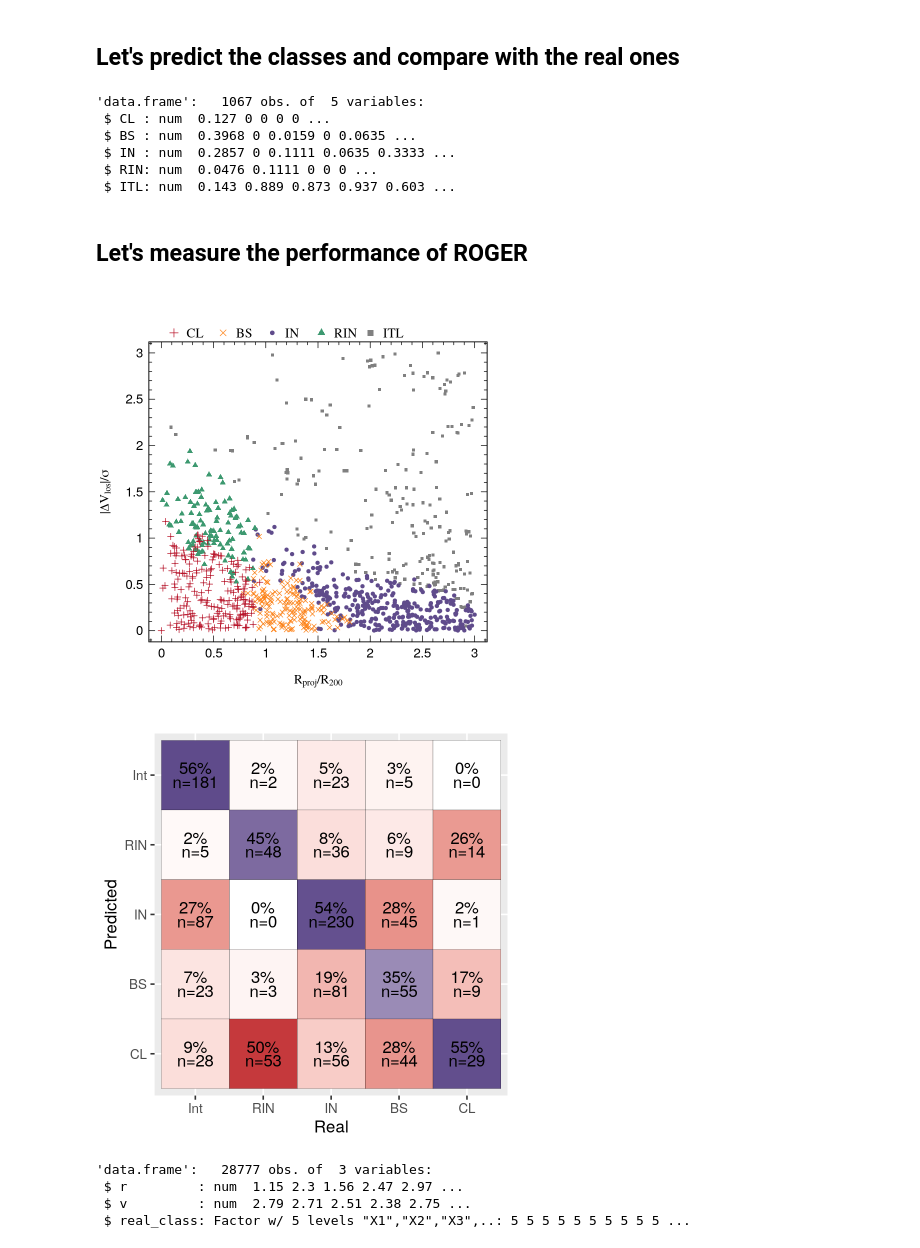
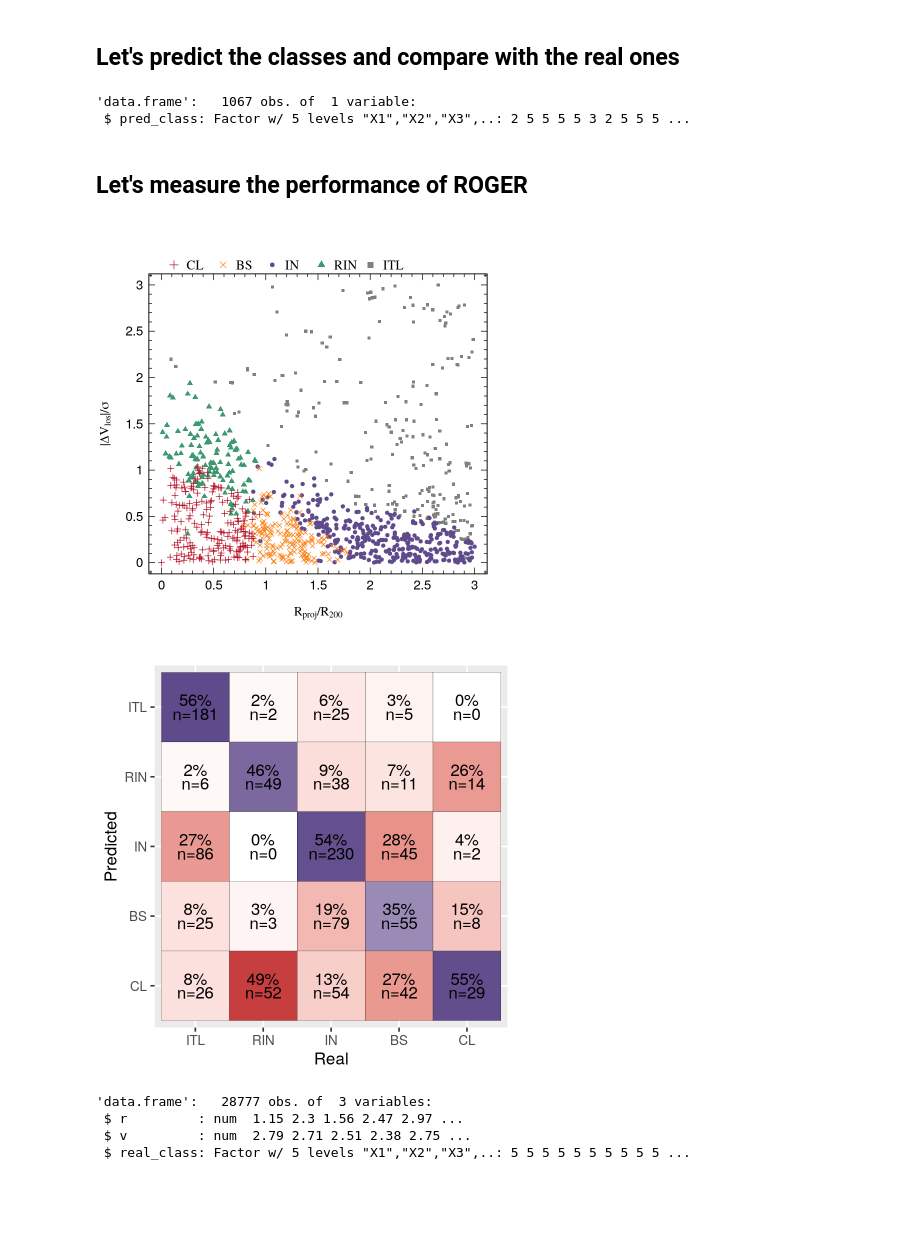
Before and after one commit to Martindelosrios/ROGER, a Jupyter notebook: Examples/Example 1 (Basic Usage).ipynb, the cells around one changed output. Drawn from its saved outputs; the diff is of its cells as text; code cells hidden in the pictures; blank space fills up the shorter version.

```diff
--- a/Examples/Example 1 (Basic Usage).ipynb
+++ b/Examples/Example 1 (Basic Usage).ipynb
@@ -99,28 +99,17 @@ real_class <- as.factor(testCluster$real_class)
 # %% [markdown]
 ## Let's predict the classes and compare with the real ones
 # %%
-pred_prob <- get_class(cat, model = knn, type = 'prob')
+pred_class <- get_class(cat, model = knn, type = 'class')
 # %%
 #Let's explore the structure of the output
 
-str(pred_prob)
+str(pred_class)
 # %% [output]
-'data.frame':   1067 obs. of  5 variables:
- $ CL : num  0.127 0 0 0 0 ...
- $ BS : num  0.3968 0 0.0159 0 0.0635 ...
- $ IN : num  0.2857 0 0.1111 0.0635 0.3333 ...
- $ RIN: num  0.0476 0.1111 0 0 0 ...
- $ ITL: num  0.143 0.889 0.873 0.937 0.603 ...
+'data.frame':   1067 obs. of  1 variable:
+ $ pred_class: Factor w/ 5 levels "X1","X2","X3",..: 2 5 5 5 5 3 2 5 5 5 ...
 # %%
-# Let's join all the information and classify by the most probable class
-#   (this is the same as putting type = 'raw' in the get_class function)
-
-cat        <- data.frame(cat, real_class, pred_prob)
-pred_class <- vector()
-for(i in 1:length(pred_prob$CL)){
-    pred_class[i] = paste0('X', toString(which.max(pred_prob[i,])))
-}
-cat <- data.frame(cat, pred_class)
+# Let's join all the information
+cat        <- data.frame(cat, real_class, pred_class)
 
 cat1 <- subset(cat, cat$pred_class == 'X1') # Predicted Cluster galaxies
 cat2 <- subset(cat, cat$pred_class == 'X2') # Predicted Backsplash
@@ -149,38 +138,40 @@ par(xpd = TRUE, cex = 1.2)
 legend(0,3.4, c('CL', 'BS', 'IN', 'RIN', 'ITL'),
        col = c(c1, c2, c3, c4, c5), pch = c(3, 4, 20, 17, 15), bty = 'n', cex = c(1.1,1.1,1.1,1.1, 1.1), ncol = 5)
 # %% [output]
-[figure, old version]
+[figure, new version]
 # %%
 Real            <- cat$real_class
 Predict         <- cat$pred_class
-levels(Predict) <- c('CL', 'BS', 'IN', 'RIN', 'Int')
-levels(Real)    <- c('CL', 'BS', 'IN', 'RIN', 'Int')
+levels(Predict) <- c('CL', 'BS', 'IN', 'RIN', 'ITL')
+levels(Real)    <- c('CL', 'BS', 'IN', 'RIN', 'ITL')
 
 real_d        <- as.data.frame(table(Real))
 names(real_d) <- c("Real", "RealFreq")
 
 # Let's estimate the confusion matrix
 
 cMatrix        <- as.data.frame(table(Real, Predict, useNA = 'ifany'))
 names(cMatrix) <- c("Real", "Predicted", "Freq")
 
 cMatrix            <- merge(cMatrix, real_d, by = c('Real', 'Real'))
 cMatrix$Percent    <- cMatrix$Freq/cMatrix$RealFreq*100
 cMatrix$ColorScale <- cMatrix$Percent*-1
 cMatrix[which(cMatrix$Real == cMatrix$Predicted),]$ColorScale <- cMatrix[which(cMatrix$Real == cMatrix$Predicted), ]$ColorScale*-1
 cMatrix$Label1 <- paste(round(cMatrix$Percent,0), "%", sep = "")
 cMatrix$Label2 <- paste("n=", cMatrix$Freq, sep = "")
 
+#pdf('../../backsplash/graph/final_06_07/confusionMatrix_all_KNN_TESTcluster.pdf')
 ggplot() +
     geom_tile(aes(x = Real, y = Predicted, fill = ColorScale), data = cMatrix, color = "black", size = 0.1) +
     labs(x = "Real", y = "Predicted") +
     theme_grey(base_size = 20) +
     geom_text(aes(x = Real, y = Predicted, label = Label1), data = cMatrix, size = 7, colour = "black", nudge_y = 0.1) +
     geom_text(aes(x = Real, y = Predicted, label = Label2), data = cMatrix, size = 7, colour = "black", nudge_y = -0.1) +
     scale_fill_gradient2(low = c1, high = c3, mid = 'white', midpoint = 0, guide = 'none') +
-    xlim('Int', 'RIN', 'IN', 'BS', 'CL')
+    xlim('ITL', 'RIN', 'IN', 'BS', 'CL')
+#dev.off()
 # %% [output]
-[figure, old version]
+[figure, new version]
 # %%
 # Let's load the trainset and compare the predicted distributions with the real ones
 data(trainset)
```
Also changed, not shown: parts of 1 cell of this notebook, 1 other file.
